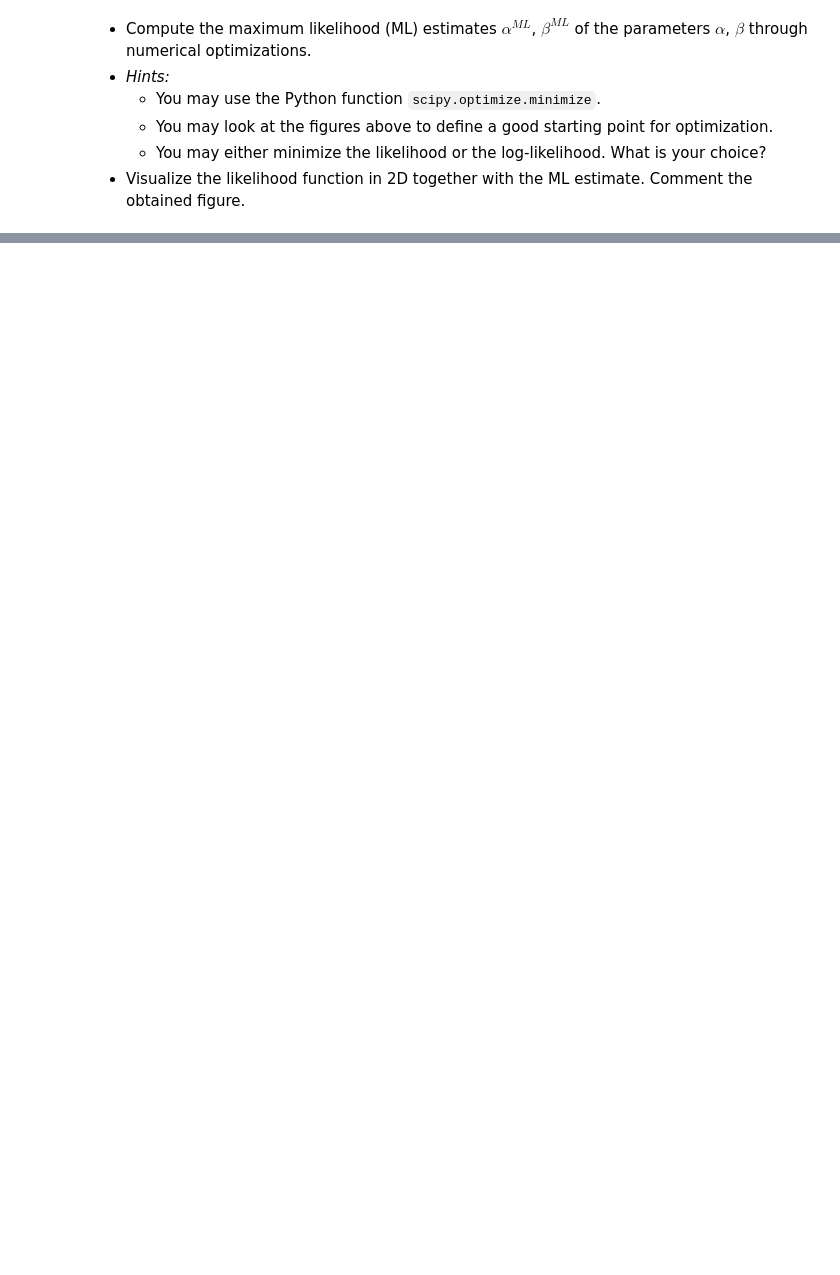
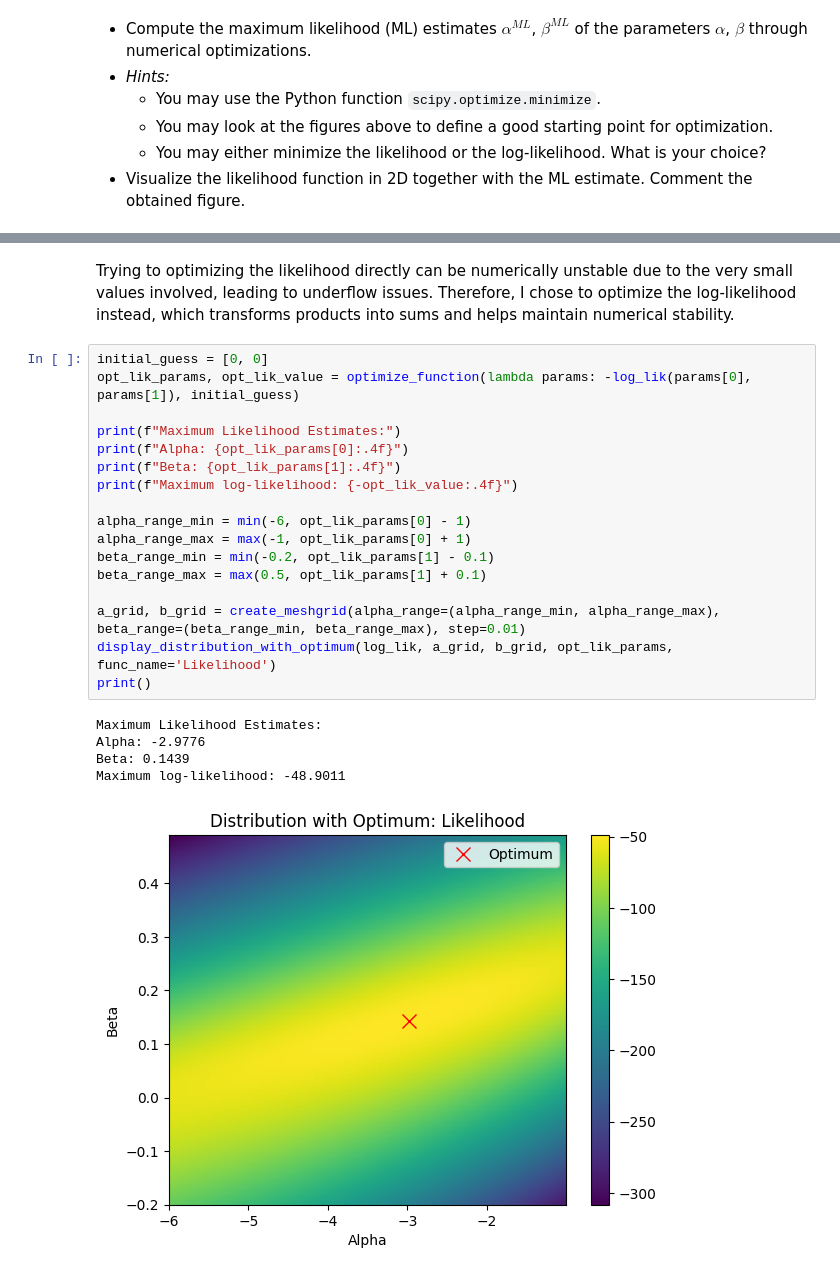
Before and after one commit to FedericoGritti/probabilistic_mushroom_spoilage_model, a Jupyter notebook: carnio_gritti.ipynb, the cells around one changed output, grey strips where cells are left out. Cells and saved outputs as stored; diff of their text form; blank space fills up the shorter version.

```diff
--- a/carnio_gritti.ipynb
+++ b/carnio_gritti.ipynb
@@ -259,0 +307,25 @@ The prior is mildly informative, centering around (0,0) with lower variance alon
+# %% [markdown]
+Trying to optimizing the likelihood directly can be numerically unstable due to the very small values involved, leading to underflow issues. Therefore, I chose to optimize the log-likelihood instead, which transforms products into sums and helps maintain numerical stability.
+# %%
+initial_guess = [0, 0]
+opt_lik_params, opt_lik_value = optimize_function(lambda params: -log_lik(params[0], params[1]), initial_guess)
+
+print(f"Maximum Likelihood Estimates:")
+print(f"Alpha: {opt_lik_params[0]:.4f}")
+print(f"Beta: {opt_lik_params[1]:.4f}")
+print(f"Maximum log-likelihood: {-opt_lik_value:.4f}")
+
+alpha_range_min = min(-6, opt_lik_params[0] - 1)
+alpha_range_max = max(-1, opt_lik_params[0] + 1)
+beta_range_min = min(-0.2, opt_lik_params[1] - 0.1)
+beta_range_max = max(0.5, opt_lik_params[1] + 0.1)
+
+a_grid, b_grid = create_meshgrid(alpha_range=(alpha_range_min, alpha_range_max), beta_range=(beta_range_min, beta_range_max), step=0.01)
+display_distribution_with_optimum(log_lik, a_grid, b_grid, opt_lik_params, func_name='Likelihood')
+print()
+# %% [output]
+Maximum Likelihood Estimates:
+Alpha: -2.9776
+Beta: 0.1439
+Maximum log-likelihood: -48.9011
+[figure, added]
```
Also changed, not shown: parts of 19 cells of this notebook.
